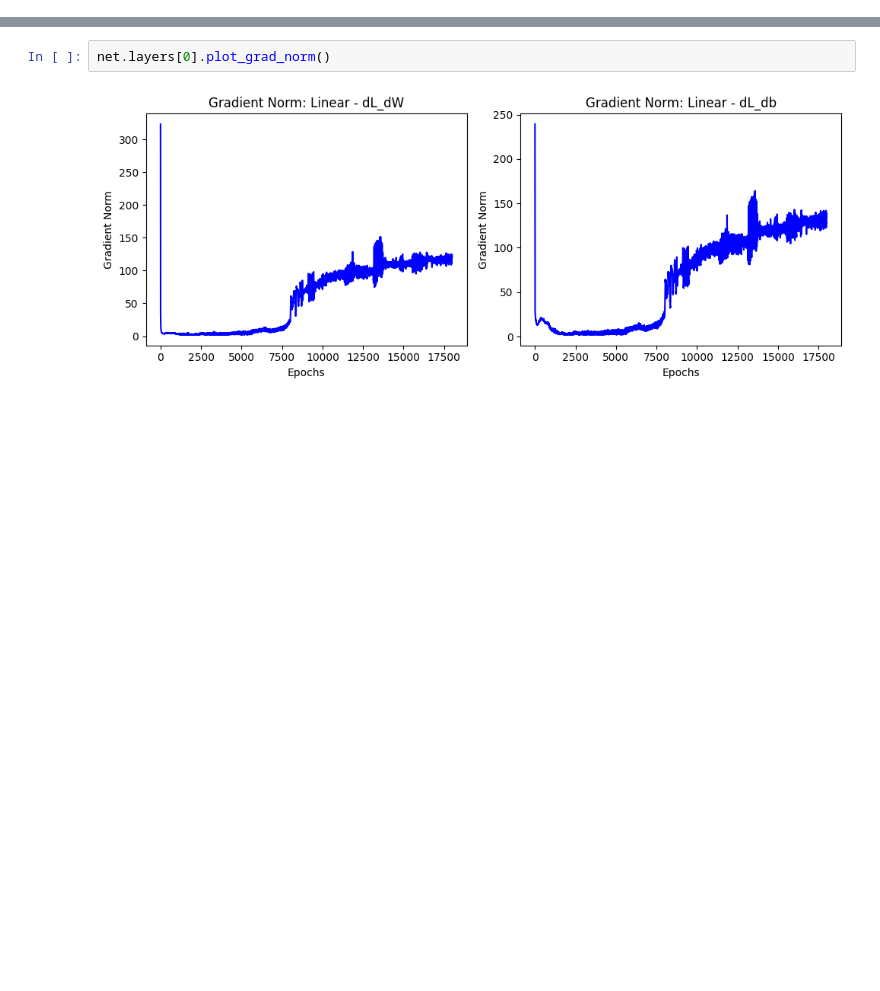
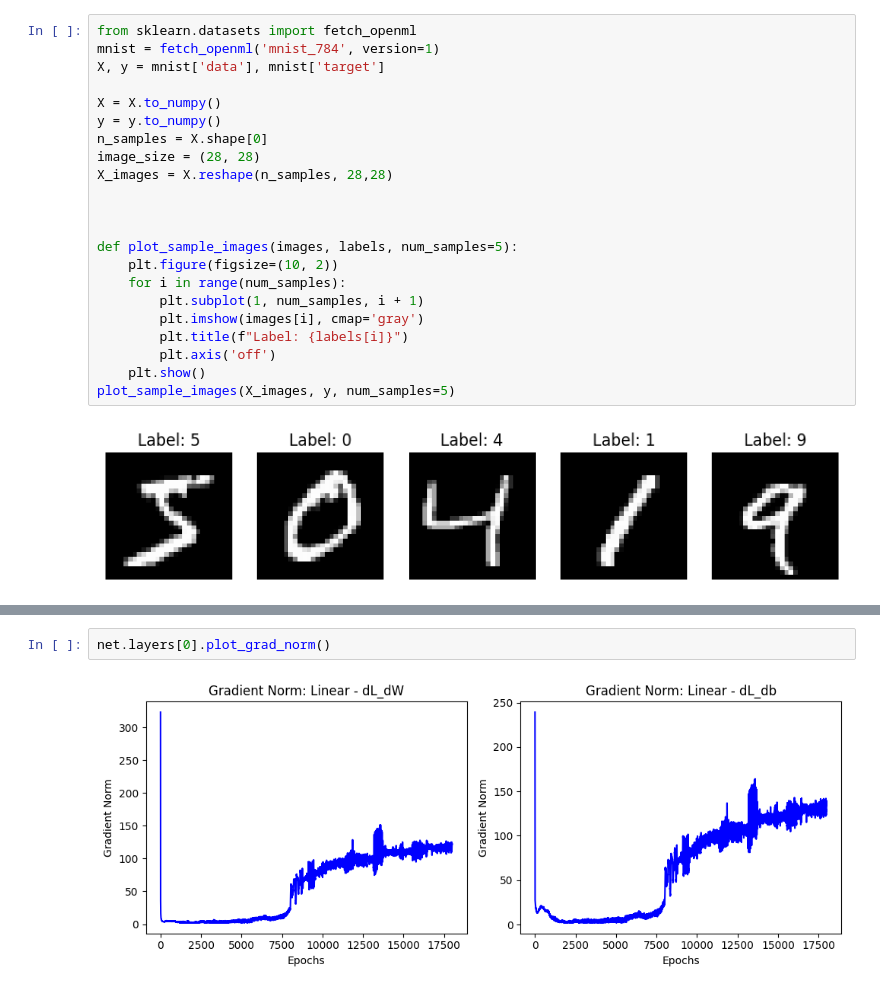
Before and after one commit to SanjithKumar2/MiniTorch, a Jupyter notebook: MLP.ipynb, the cells around one changed output, grey strips where cells are left out. Saved outputs shown, nothing was run; the diff lists cells and outputs as text; blank space fills up the shorter version.

```diff
--- a/MLP.ipynb
+++ b/MLP.ipynb
@@ -447,0 +8,24 @@ class SGD(Optimizer):
+# %%
+from sklearn.datasets import fetch_openml
+mnist = fetch_openml('mnist_784', version=1)
+X, y = mnist['data'], mnist['target']
+
+X = X.to_numpy()
+y = y.to_numpy()
+n_samples = X.shape[0]
+image_size = (28, 28)
+X_images = X.reshape(n_samples, 28,28)
+
+
+
+def plot_sample_images(images, labels, num_samples=5):
+    plt.figure(figsize=(10, 2))
+    for i in range(num_samples):
+        plt.subplot(1, num_samples, i + 1)
+        plt.imshow(images[i], cmap='gray')
+        plt.title(f"Label: {labels[i]}")
+        plt.axis('off')
+    plt.show()
+plot_sample_images(X_images, y, num_samples=5)
+# %% [output]
+[figure, added]
```
Also changed, not shown: parts of 25 cells of this notebook, 6 other files.
